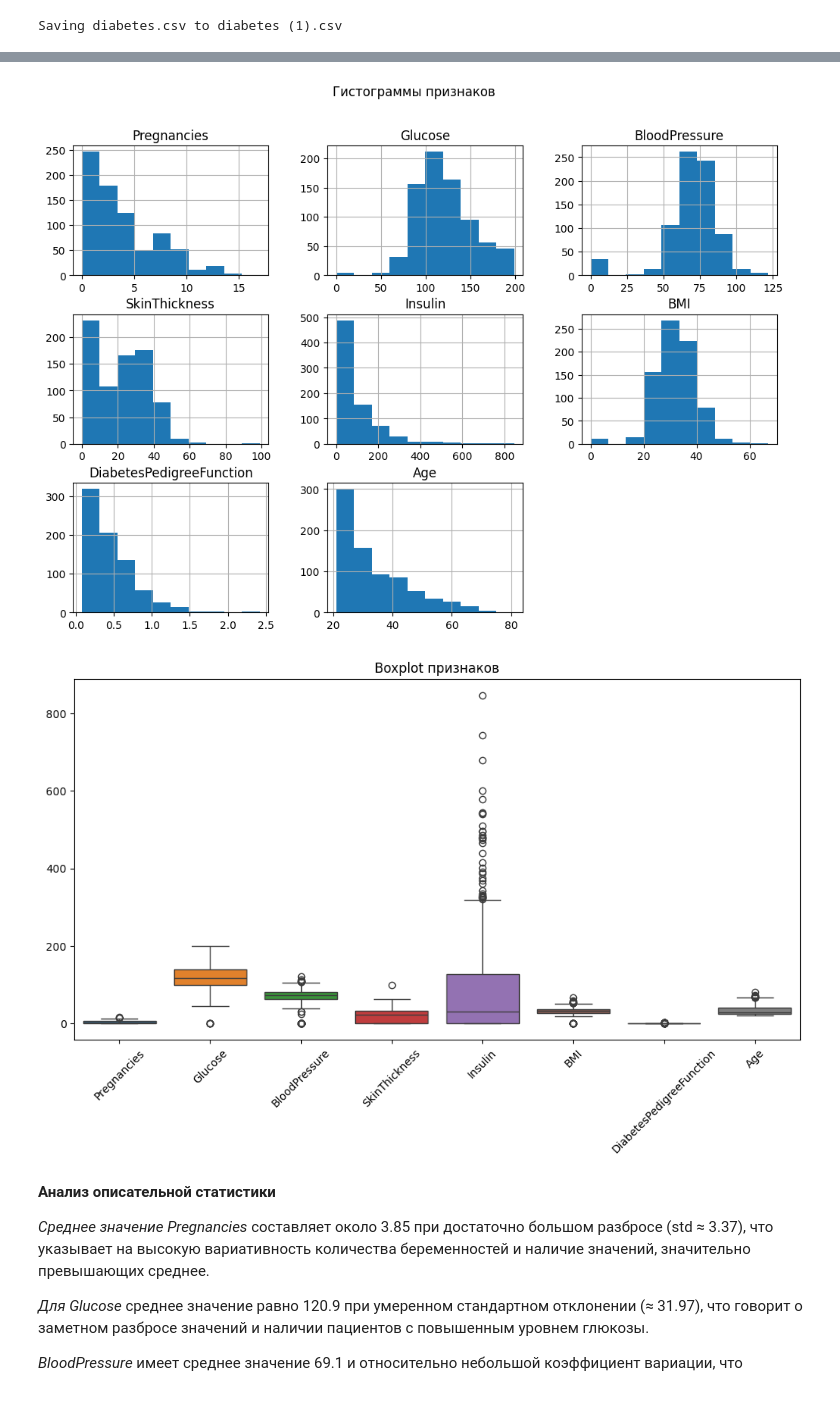
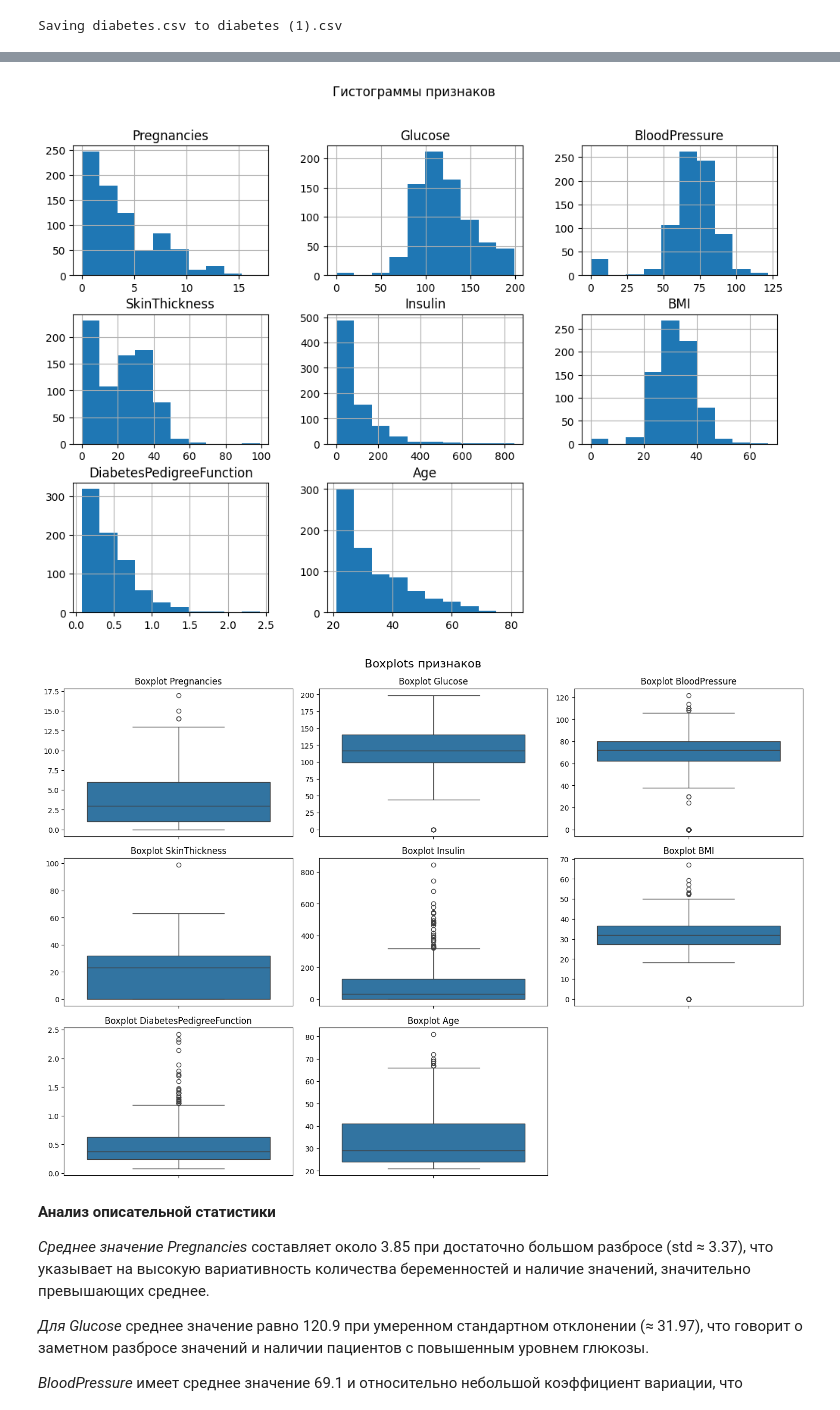
Before and after one commit to zeno2301/LLM, a Jupyter notebook: Pima_Indians_Diabetes.ipynb, the cells around one changed output, grey strips where cells are left out. Drawn from its saved outputs; the diff is of its cells as text; code cells hidden in the pictures.

```diff
--- a/Pima_Indians_Diabetes.ipynb
+++ b/Pima_Indians_Diabetes.ipynb
@@ -46,40 +46,44 @@ stats['std'] = features.std()
 # п) коэффициент вариации (std / mean)
 stats['cv'] = stats['std'] / stats['mean']
 
 print("\nОписательная статистика:\n")
 print(stats)
 
-# 🔹 Частотные диаграммы
+# ╭ Частотные диаграммы
 features.hist(figsize=(12, 8))
 plt.suptitle("Гистограммы признаков")
 plt.show()
 
-# 🔹 Диаграммы с усами (boxplot)
-plt.figure(figsize=(12, 6))
-sns.boxplot(data=features)
-plt.title("Boxplot признаков")
-plt.xticks(rotation=45)
+# ╭ Диаграммы с усами (boxplot) для каждого признака
+plt.figure(figsize=(15, 10)) # Adjust figure size for better readability
+for i, column in enumerate(features.columns):
+    plt.subplot(3, 3, i + 1) # Create a 3x3 grid for the 8 plots
+    sns.boxplot(y=features[column])
+    plt.title(f"Boxplot {column}")
+    plt.ylabel('') # Remove y-label to avoid clutter
+plt.tight_layout()
+plt.suptitle("Boxplots признаков", y=1.02, fontsize=16) # Add a main title
 plt.show()
 # %% [output]
 Количество объектов: 768
 
 Описательная статистика:
 
                           count    range        mean    mode    median  \
 Pregnancies                 768   17.000    3.845052   1.000    3.0000
 Glucose                     768  199.000  120.894531  99.000  117.0000
 BloodPressure               768  122.000   69.105469  70.000   72.0000
 SkinThickness               768   99.000   20.536458   0.000   23.0000
 Insulin                     768  846.000   79.799479   0.000   30.5000
 BMI                         768   67.100   31.992578  32.000   32.0000
 DiabetesPedigreeFunction    768    2.342    0.471876   0.254    0.3725
 ... (7 lines left out)
 Insulin                   115.244002  1.444170
 BMI                         7.884160  0.246437
 DiabetesPedigreeFunction    0.331329  0.702151
 Age                        11.760232  0.353788
 [figure]
-[figure, old version]
+[figure, new version]
 # %% [markdown]
 **Анализ описательной статистики**
 
```
